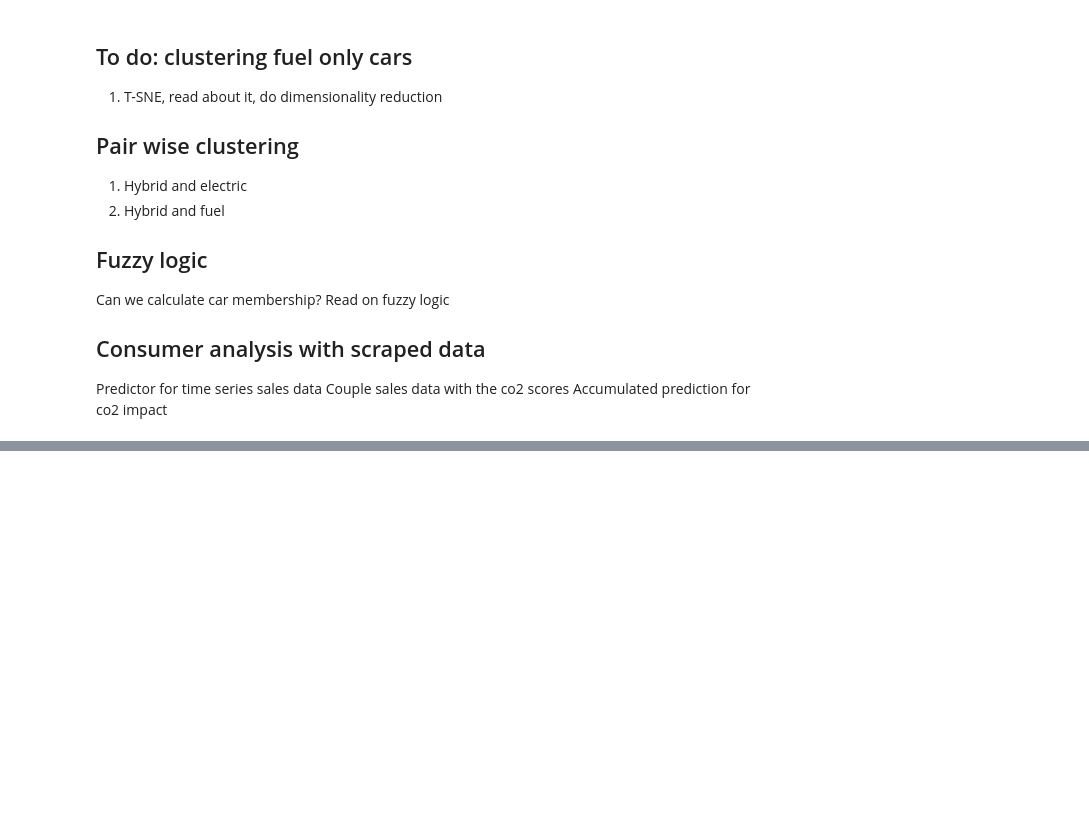
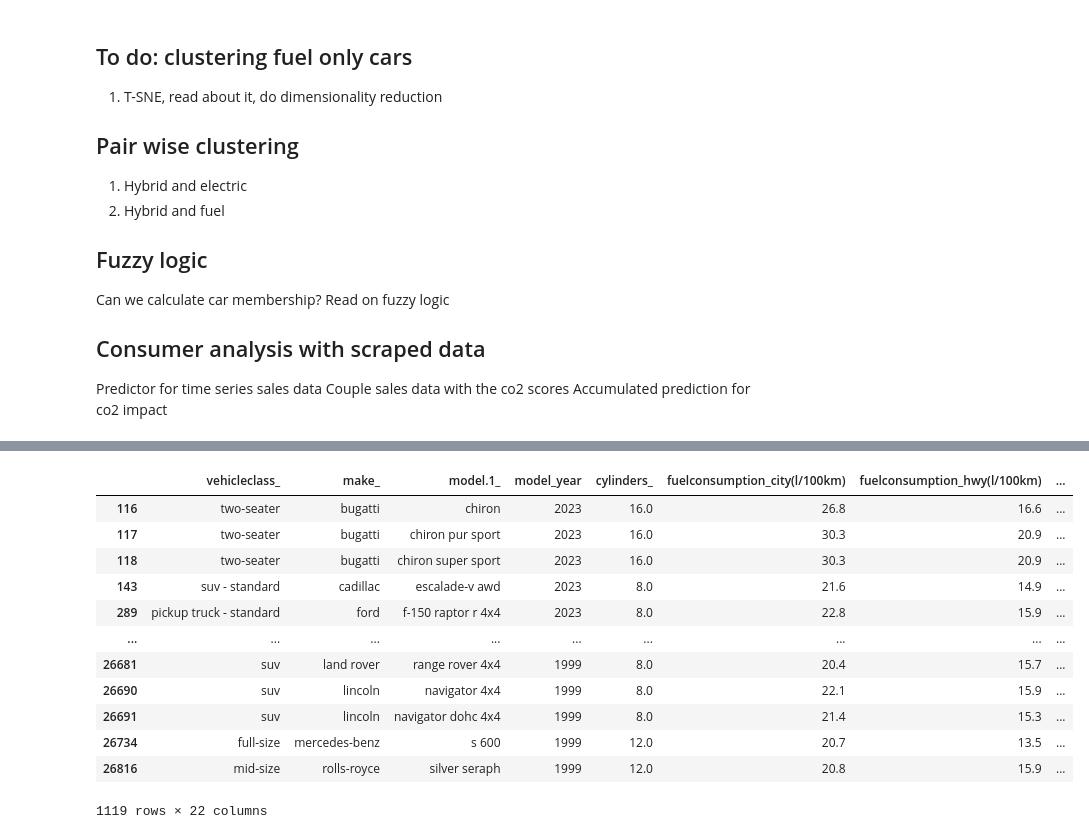
Before and after one commit to lfunderburk/machine-learning-capstone, a Jupyter notebook: notebooks/unsupervised-learning.ipynb, the cells around one changed output, grey strips where cells are left out. Saved outputs shown, nothing was run; the diff lists cells and outputs as text; code cells hidden in the pictures; blank space fills up the shorter version.

```diff
--- a/notebooks/unsupervised-learning.ipynb
+++ b/notebooks/unsupervised-learning.ipynb
@@ -275,0 +403,16 @@ plt.show()
+# %%
+df[df['predicted_co2_rating']==1]
+# %% [output]
+|  | vehicleclass_ | make_ | model.1_ | model_year | cylinders_ | fuelconsumption_city(l/100km) | fuelconsumption_hwy(l/100km) | ... |
+| 116 | two-seater | bugatti | chiron | 2023 | 16.0 | 26.8 | 16.6 | ... |
+| 117 | two-seater | bugatti | chiron pur sport | 2023 | 16.0 | 30.3 | 20.9 | ... |
+| 118 | two-seater | bugatti | chiron super sport | 2023 | 16.0 | 30.3 | 20.9 | ... |
+| 143 | suv - standard | cadillac | escalade-v awd | 2023 | 8.0 | 21.6 | 14.9 | ... |
+| 289 | pickup truck - standard | ford | f-150 raptor r 4x4 | 2023 | 8.0 | 22.8 | 15.9 | ... |
+| ... | ... | ... | ... | ... | ... | ... | ... | ... |
+| 26681 | suv | land rover | range rover 4x4 | 1999 | 8.0 | 20.4 | 15.7 | ... |
+| 26690 | suv | lincoln | navigator 4x4 | 1999 | 8.0 | 22.1 | 15.9 | ... |
+| 26691 | suv | lincoln | navigator dohc 4x4 | 1999 | 8.0 | 21.4 | 15.3 | ... |
+| 26734 | full-size | mercedes-benz | s 600 | 1999 | 12.0 | 20.7 | 13.5 | ... |
+| 26816 | mid-size | rolls-royce | silver seraph | 1999 | 12.0 | 20.8 | 15.9 | ... |
+1119 rows × 22 columns
```
Also changed, not shown: parts of 13 cells of this notebook, 1 other file.
